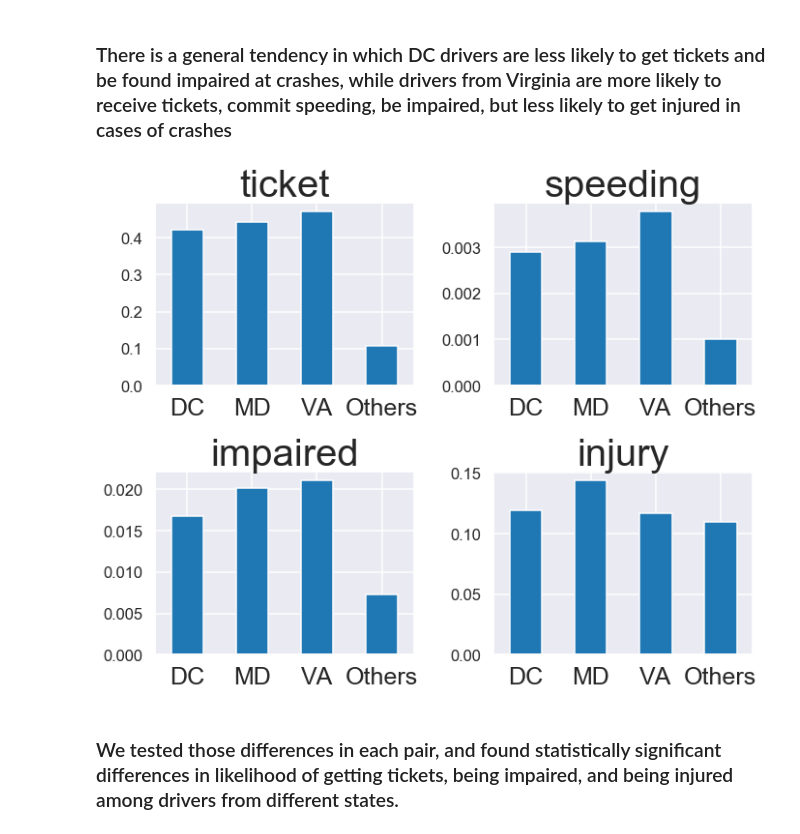
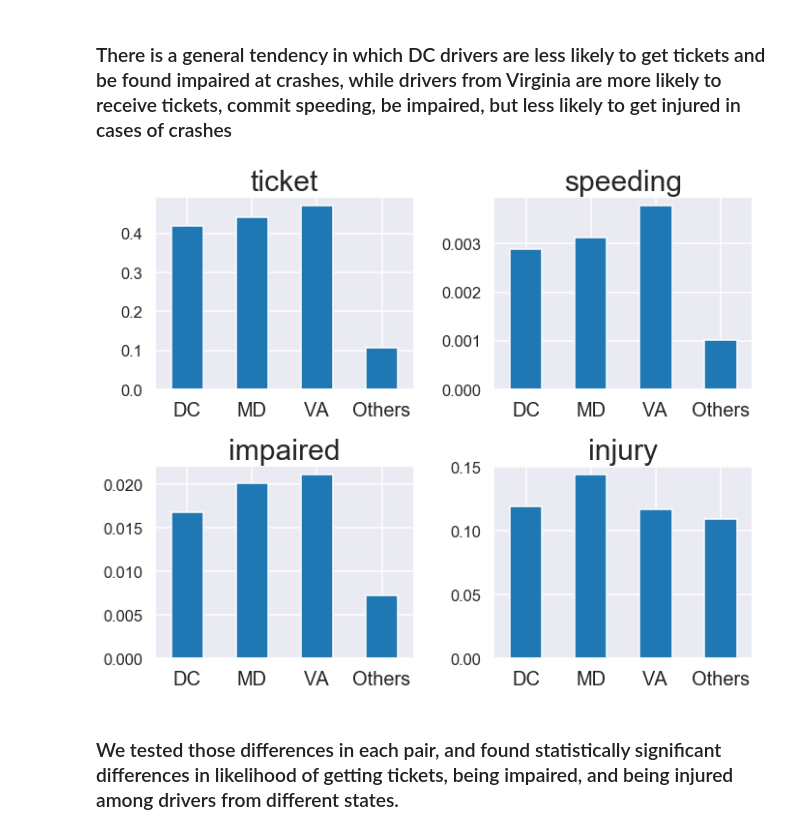
Before and after one commit to aschams/FlatironProject3, a Jupyter notebook: DC_Crashes.ipynb, the cells around one changed output. Cells and saved outputs as stored; diff of their text form; code cells hidden in the pictures.

```diff
--- a/DC_Crashes.ipynb
+++ b/DC_Crashes.ipynb
@@ -361,18 +361,18 @@ pivot
 # %%
 # plotting the aggregated data in bar charts
 fig, axes = plt.subplots(nrows=2, ncols=2, figsize=(10,8))
 for i, topic in enumerate(["ticket", "speeding", "impaired", "injury"]):
     pivot.loc[topic, "mean"].plot(kind="bar", ax=axes[i//2, i%2])
-    axes[i//2, i%2].set_title(topic, size=40)
-    axes[i//2, i%2].set_xticklabels(["DC", "MD", "VA", "Others"], fontsize=25, rotation=0)
+    axes[i//2, i%2].set_title(topic, size=30)
+    axes[i//2, i%2].set_xticklabels(["DC", "MD", "VA", "Others"], fontsize=20, rotation=0)
     axes[i//2, i%2].set_xlabel(xlabel="")
 
 fig.subplots_adjust(hspace=0.3)
 plt.tight_layout()
 fig.patch.set_alpha(0)
 plt.show()
 # %% [output]
-[figure, old version]
+[figure, new version]
 # %% [markdown]
 ### We tested those differences in each pair, and found statistically significant differences in likelihood of getting tickets, being impaired, and being injured among drivers from different states.
 # %%
```
Also changed, not shown: 3 other files.
